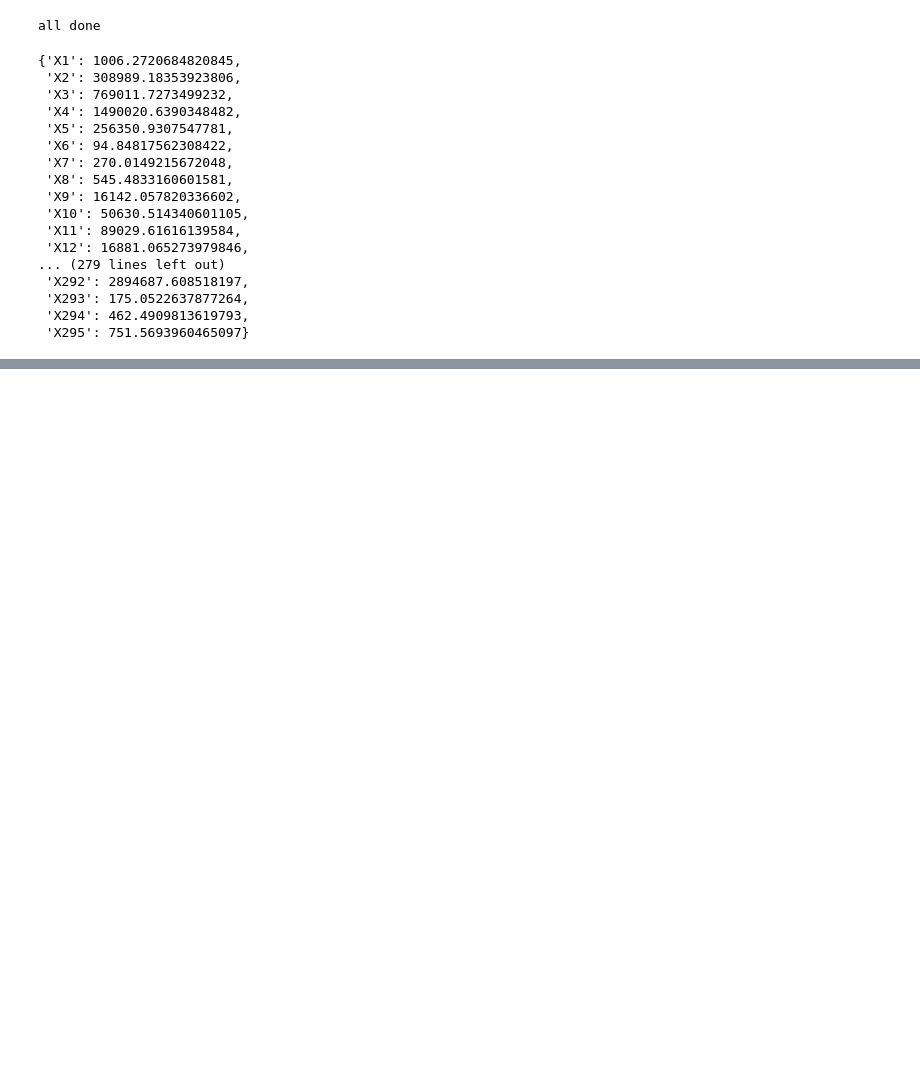
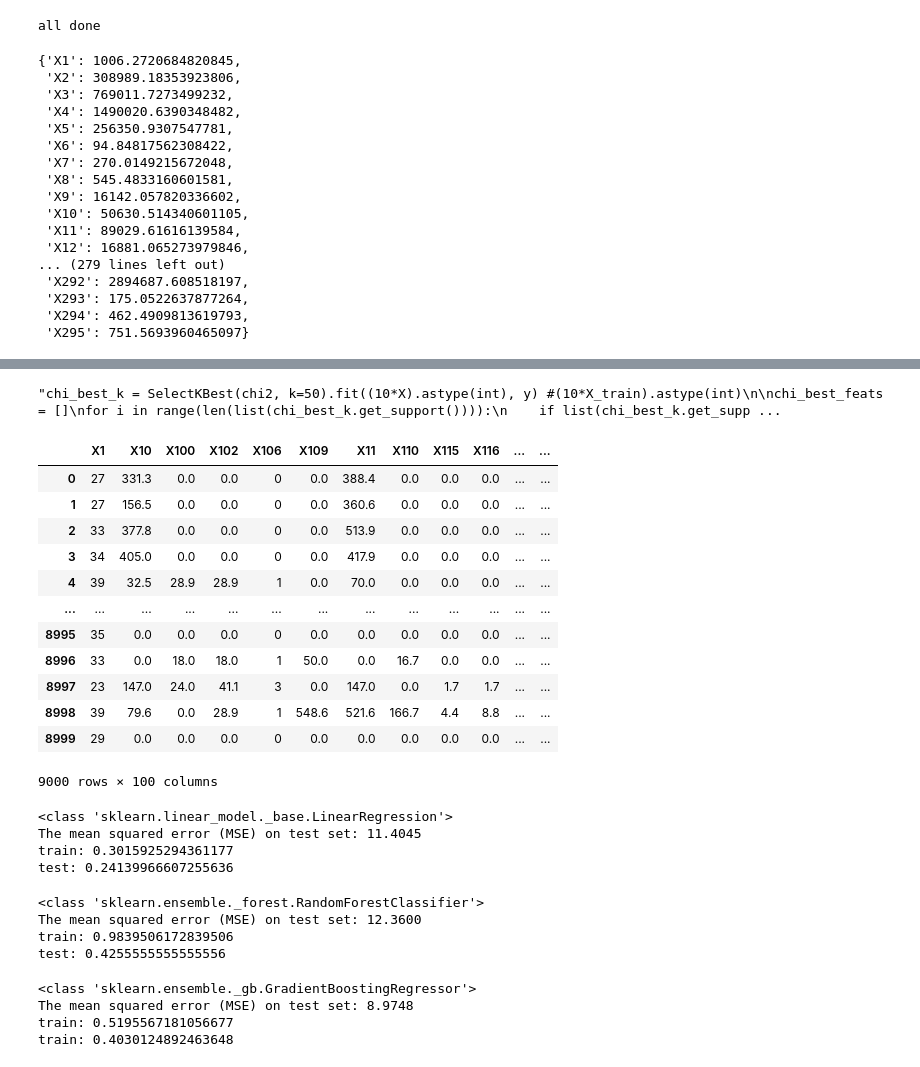
Before and after one commit to yaaqbp/xai, a Jupyter notebook: best_features.ipynb, the cells around one changed output, grey strips where cells are left out. Cells and saved outputs as stored; diff of their text form; code cells hidden in the pictures; blank space fills up the shorter version.

```diff
--- a/best_features.ipynb
+++ b/best_features.ipynb
@@ -90,0 +110,29 @@ X.columns[-1]
+# %%
+"""chi_best_k = SelectKBest(chi2, k=50).fit((10*X).astype(int), y) #(10*X_train).astype(int)
+
+chi_best_feats = []
+for i in range(len(list(chi_best_k.get_support()))):
+    if list(chi_best_k.get_support())[i] == True:
+        chi_best_feats.append(list(X.columns)[i])
+
+bdf = df[df.columns.intersection(chi_best_feats)]
+bdf[['Y','X1']] = df[['Y','X1']]
+bdf = bdf.reindex(sorted(bdf.columns), axis=1)"""
+# %% [output]
+"chi_best_k = SelectKBest(chi2, k=50).fit((10*X).astype(int), y) #(10*X_train).astype(int)\n\nchi_best_feats = []\nfor i in range(len(list(chi_best_k.get_support()))):\n    if list(chi_best_k.get_supp ...
+# %%
+bdf
+# %% [output]
+|  | X1 | X10 | X100 | X102 | X106 | X109 | X11 | X110 | X115 | X116 | ... | ... |
+| 0 | 27 | 331.3 | 0.0 | 0.0 | 0 | 0.0 | 388.4 | 0.0 | 0.0 | 0.0 | ... | ... |
+| 1 | 27 | 156.5 | 0.0 | 0.0 | 0 | 0.0 | 360.6 | 0.0 | 0.0 | 0.0 | ... | ... |
+| 2 | 33 | 377.8 | 0.0 | 0.0 | 0 | 0.0 | 513.9 | 0.0 | 0.0 | 0.0 | ... | ... |
+| 3 | 34 | 405.0 | 0.0 | 0.0 | 0 | 0.0 | 417.9 | 0.0 | 0.0 | 0.0 | ... | ... |
+| 4 | 39 | 32.5 | 28.9 | 28.9 | 1 | 0.0 | 70.0 | 0.0 | 0.0 | 0.0 | ... | ... |
+| ... | ... | ... | ... | ... | ... | ... | ... | ... | ... | ... | ... | ... |
+| 8995 | 35 | 0.0 | 0.0 | 0.0 | 0 | 0.0 | 0.0 | 0.0 | 0.0 | 0.0 | ... | ... |
+| 8996 | 33 | 0.0 | 18.0 | 18.0 | 1 | 50.0 | 0.0 | 16.7 | 0.0 | 0.0 | ... | ... |
+| 8997 | 23 | 147.0 | 24.0 | 41.1 | 3 | 0.0 | 147.0 | 0.0 | 1.7 | 1.7 | ... | ... |
+| 8998 | 39 | 79.6 | 0.0 | 28.9 | 1 | 548.6 | 521.6 | 166.7 | 4.4 | 8.8 | ... | ... |
+| 8999 | 29 | 0.0 | 0.0 | 0.0 | 0 | 0.0 | 0.0 | 0.0 | 0.0 | 0.0 | ... | ... |
+9000 rows × 100 columns
@@ -90,0 +148,40 @@ X.columns[-1]
+# %%
+from sklearn.linear_model import LinearRegression
+lr = LinearRegression().fit(X_train, y_train)
+mse = mean_squared_error(y_test, lr.predict(X_test))
+print(type(lr))
+print("The mean squared error (MSE) on test set: {:.4f}".format(mse))
+print(f'train: {lr.score(X_train, y_train)}')
+print(f'test: {lr.score(X_test, y_test)}')
+# %% [output]
+<class 'sklearn.linear_model._base.LinearRegression'>
+The mean squared error (MSE) on test set: 11.4045
+train: 0.3015925294361177
+test: 0.24139966607255636
+# %%
+from sklearn.ensemble import RandomForestClassifier
+forest = RandomForestClassifier(n_estimators=100, random_state = 0).fit(X_train, y_train)
+mse = mean_squared_error(y_test, forest.predict(X_test))
+print(type(forest))
+print("The mean squared error (MSE) on test set: {:.4f}".format(mse))
+print(f'train: {forest.score(X_train, y_train)}')
+print(f'test: {forest.score(X_test, y_test)}')
+# %% [output]
+<class 'sklearn.ensemble._forest.RandomForestClassifier'>
+The mean squared error (MSE) on test set: 12.3600
+train: 0.9839506172839506
+test: 0.4255555555555556
+# %%
+from sklearn import ensemble
+reg = ensemble.GradientBoostingRegressor()
+reg.fit(X_train, y_train)
+mse = mean_squared_error(y_test, reg.predict(X_test))
+print(type(reg))
+print("The mean squared error (MSE) on test set: {:.4f}".format(mse))
+print(f'train: {reg.score(X_train, y_train)}')
+print(f'train: {reg.score(X_test, y_test)}')
+# %% [output]
+<class 'sklearn.ensemble._gb.GradientBoostingRegressor'>
+The mean squared error (MSE) on test set: 8.9748
+train: 0.5195567181056677
+train: 0.4030124892463648
```
Also changed, not shown: parts of 12 cells of this notebook.
